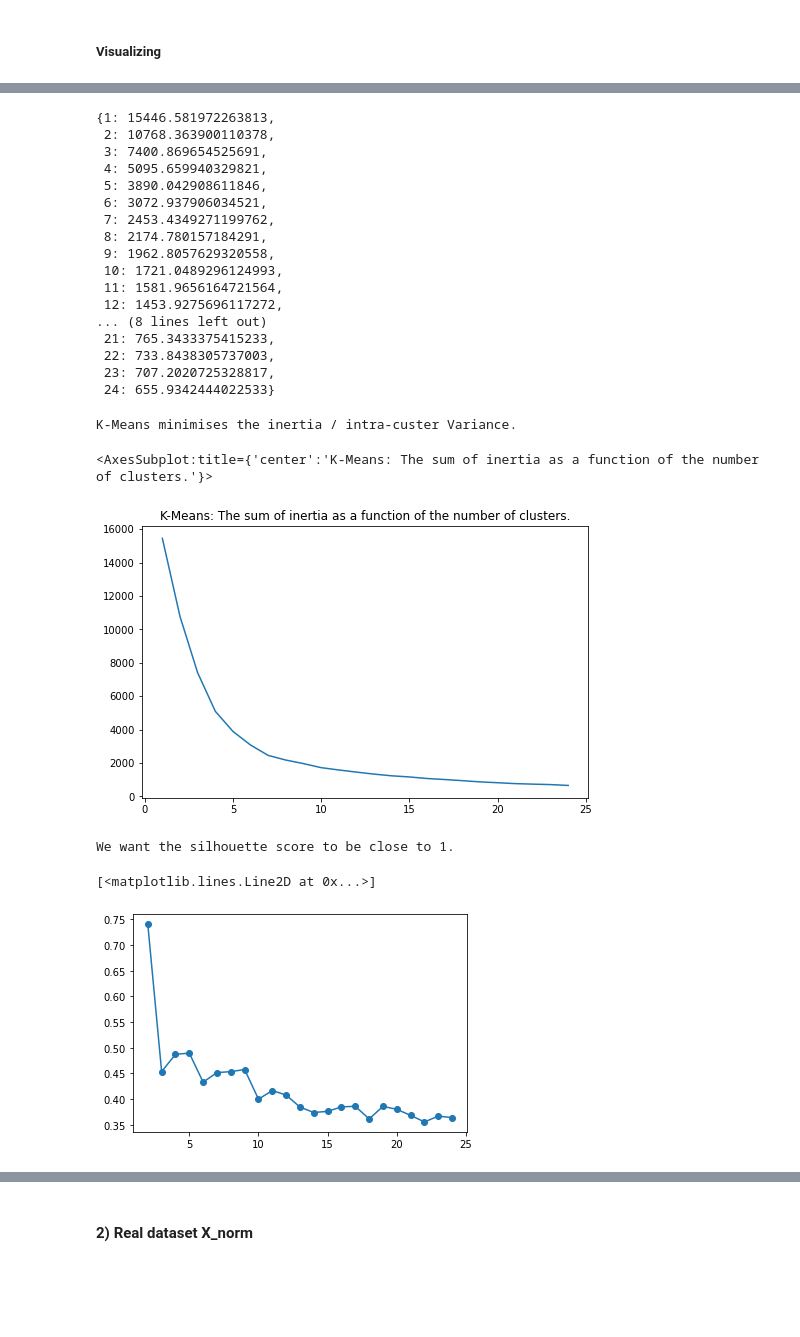
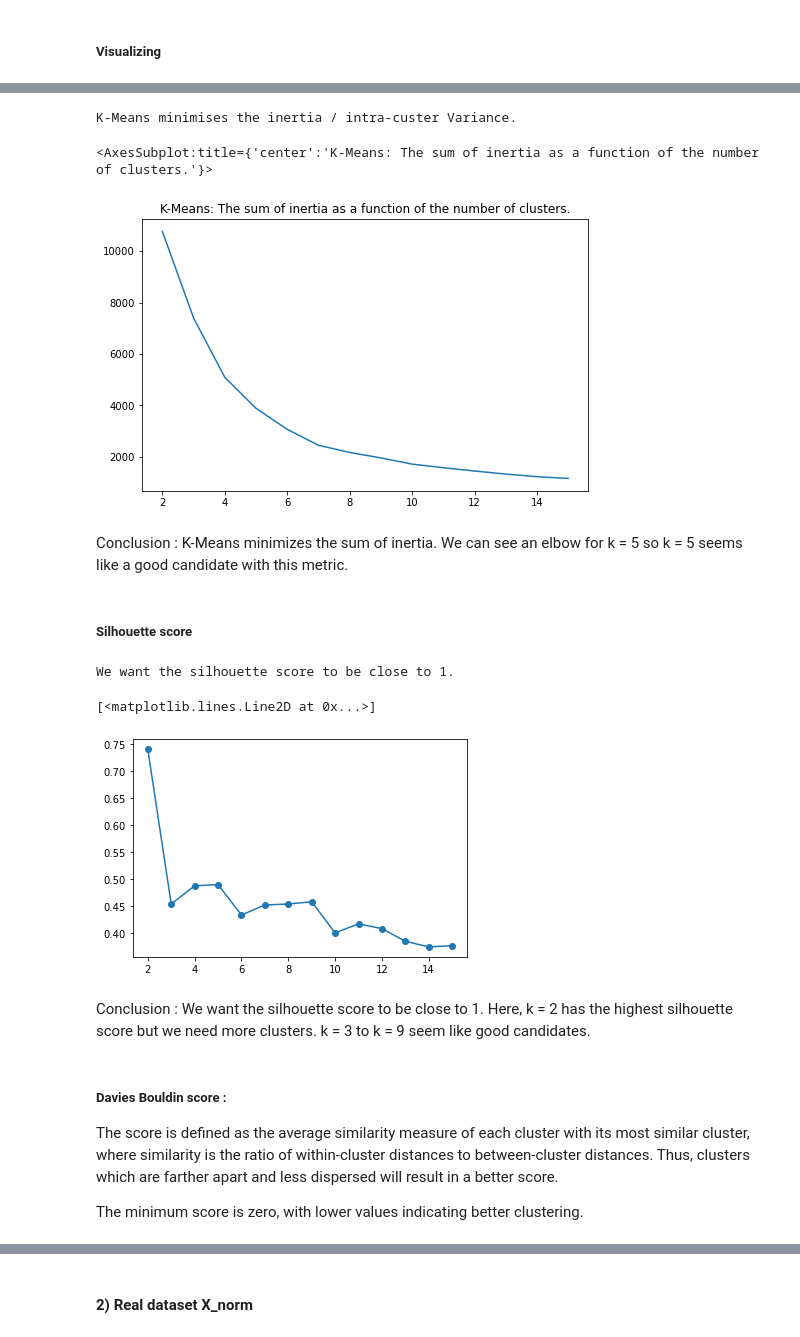
Before and after one commit to oumeima-elgharbi/P5_Data_Science_OpenClassrooms, a Jupyter notebook: P5_02_essais.ipynb, the cells around one changed output, grey strips where cells are left out. Saved outputs shown, nothing was run; the diff lists cells and outputs as text; code cells hidden in the pictures; blank space fills up the shorter version.

```diff
--- a/P5_02_essais.ipynb
+++ b/P5_02_essais.ipynb
@@ -337,5 +287,5 @@ dbs = DBSCAN(eps = 1,
 # %%
-kmeans_cluster = KMeans(n_clusters=3, verbose=0, random_state=0)
+kmeans_cluster = KMeans(n_clusters=6, verbose=0, random_state=0)
 kmeans_cluster.fit(X_norm_sample)
 
 # kmeans_cluster.labels_
@@ -389,11 +311,11 @@ sns.scatterplot(
+# %%
+nb_clusters = 15
 # %%
 inertia = {}
-dict_kmeans = {}
 
-for num_clusters in range(1, 25):
-    print("\n\nTrying K =", num_clusters, end='\n')
+for num_clusters in range(2, nb_clusters + 1):
+    #print("\n\nTrying K =", num_clusters, end='\n')
     kmeans_cluster = KMeans(n_clusters=num_clusters,
-                    verbose=1,
-                    random_state=0).fit(X_norm_sample)
+                    random_state=0).fit(X_norm_sample) # verbose=0,
+    # we add to the dict of inertia the inertia for the K-Means
     inertia[num_clusters] = kmeans_cluster.inertia_
-    dict_kmeans[num_clusters] = kmeans_cluster
@@ -418,20 +321,0 @@ Converged at iteration 32: center shift 5.759675389804633e-05 within tolerance 0
-# %%
-inertia
-# %% [output]
-{1: 15446.581972263813,
- 2: 10768.363900110378,
- 3: 7400.869654525691,
- 4: 5095.659940329821,
- 5: 3890.042908611846,
- 6: 3072.937906034521,
- 7: 2453.4349271199762,
- 8: 2174.780157184291,
- 9: 1962.8057629320558,
- 10: 1721.0489296124993,
- 11: 1581.9656164721564,
- 12: 1453.9275696117272,
-... (8 lines left out)
- 21: 765.3433375415233,
- 22: 733.8438305737003,
- 23: 707.2020725328817,
- 24: 655.9342444022533}
@@ -444,18 +330,36 @@ sns.lineplot(x=list(inertia.keys()), y=list(inertia.values()))
 # %% [output]
 K-Means minimises the inertia / intra-custer Variance.
 <AxesSubplot:title={'center':'K-Means: The sum of inertia as a function of the number of clusters.'}>
-[figure, old version]
+[figure, new version]
+# %% [markdown]
+Conclusion :
+K-Means minimizes the sum of inertia.
+We can see an elbow for k = 5 so k = 5 seems like a good candidate with this metric.
+# %% [markdown]
+##### Silhouette score
 # %%
 silhouettes = []
-for num_clusters in range(2, 25):
+
+for num_clusters in range(2, nb_clusters + 1):
     cls = KMeans(n_clusters=num_clusters, random_state=0) # #init='random', n_init=1)
     cls.fit(X_norm_sample)
+
     silh = silhouette_score(X_norm_sample, cls.labels_)
     silhouettes.append(silh)
 
 print("We want the silhouette score to be close to 1.")
-plt.plot(range(2, 25), silhouettes, marker='o')
+plt.plot(range(2, nb_clusters + 1), silhouettes, marker='o')
 # %% [output]
 We want the silhouette score to be close to 1.
 [<matplotlib.lines.Line2D at 0x...>]
-[figure, old version]
+[figure, new version]
+# %% [markdown]
+Conclusion :
+We want the silhouette score to be close to 1.
+Here, k = 2 has the highest silhouette score but we need more clusters.
+k = 3 to  k = 9 seem like good candidates.
+# %% [markdown]
+##### Davies Bouldin score :
+The score is defined as the average similarity measure of each cluster with its most similar cluster, where similarity is the ratio of within-cluster distances to between-cluster distances. Thus, clusters which are farther apart and less dispersed will result in a better score.
+
+The minimum score is zero, with lower values indicating better clustering.
```
Also changed, not shown: parts of 122 cells of this notebook, 3 other files.
